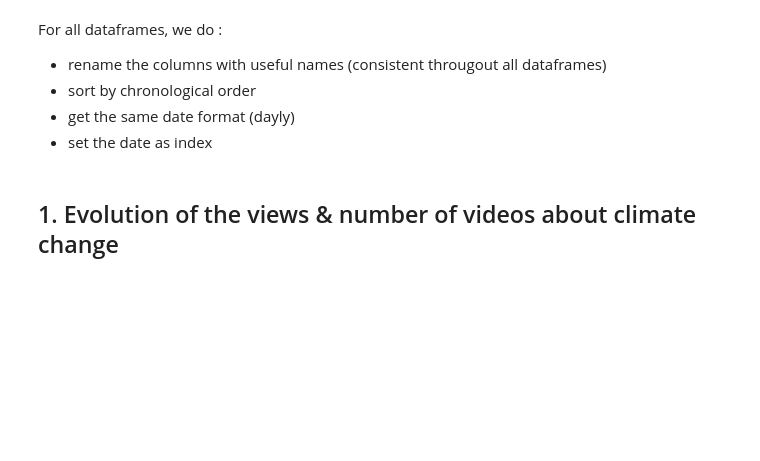
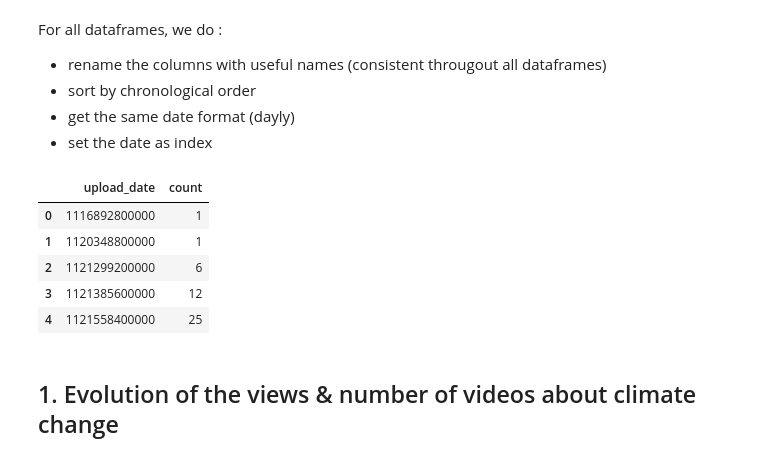
Before and after one commit to agatha-duzan/ada-2023-project-fadamily, a Jupyter notebook: agatha.ipynb, the cells around one changed output. Cells and saved outputs as stored; diff of their text form; code cells hidden in the pictures; blank space fills up the shorter version.

```diff
--- a/agatha.ipynb
+++ b/agatha.ipynb
@@ -44,4 +43,13 @@ climate_videos_df.set_index('date', inplace=True)
 
 # day by day
 climate_videos_df.index = pd.to_datetime(climate_videos_df.index).floor('D')
+# %%
+nb_videos_df.head()
+# %% [output]
+|  | upload_date | count |
+| 0 | 1116892800000 | 1 |
+| 1 | 1120348800000 | 1 |
+| 2 | 1121299200000 | 6 |
+| 3 | 1121385600000 | 12 |
+| 4 | 1121558400000 | 25 |
 # %%
```
Also changed, not shown: parts of 4 cells of this notebook, 1 other file.
